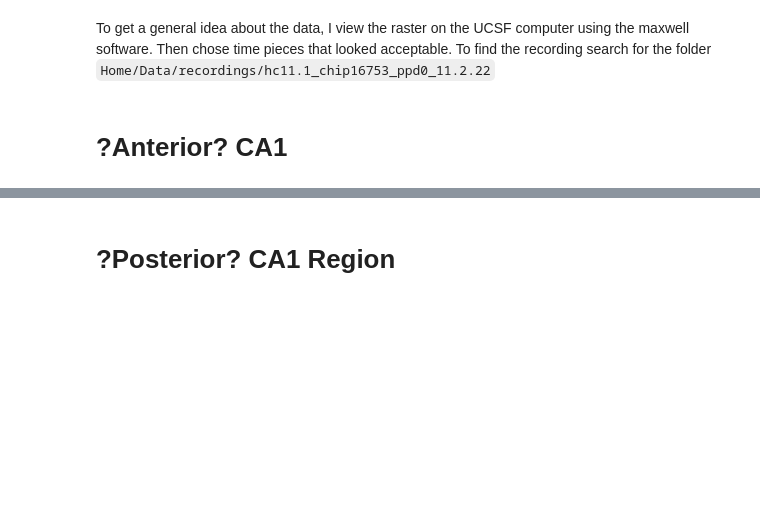
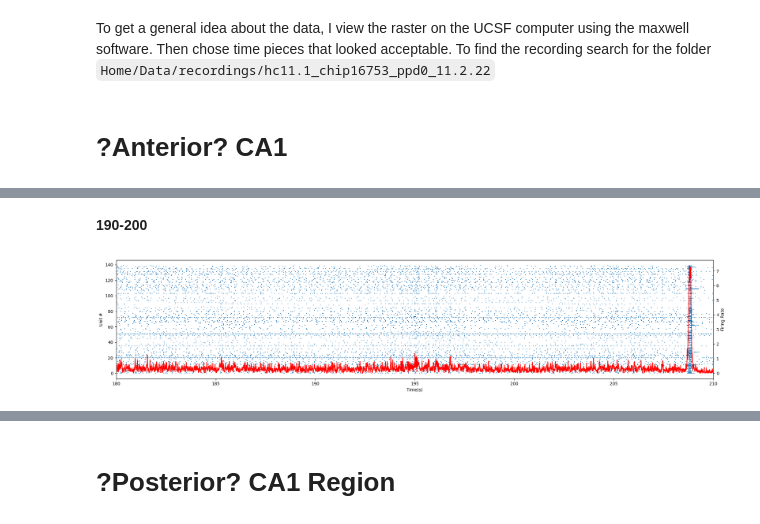
Before and after one commit to braingeneers/midbrain_parkinsons, a Jupyter notebook: tutorials/raw_data/0_data_summary.ipynb, the cells around one changed output, grey strips where cells are left out. Drawn from its saved outputs; the diff is of its cells as text; code cells hidden in the pictures; blank space fills up the shorter version.

```diff
--- a/tutorials/raw_data/0_data_summary.ipynb
+++ b/tutorials/raw_data/0_data_summary.ipynb
@@ -50,0 +71,6 @@ To get a general idea about the data, I view the raster on the UCSF computer usi
+# %% [markdown]
+**190-200**
+# %%
+raster_fancy_plot(sd, xsize=25, ysize=5, start_time=180, stop_time=210)
+# %% [output]
+[figure, added]
```
Also changed, not shown: parts of 13 cells of this notebook, 4 other files.
